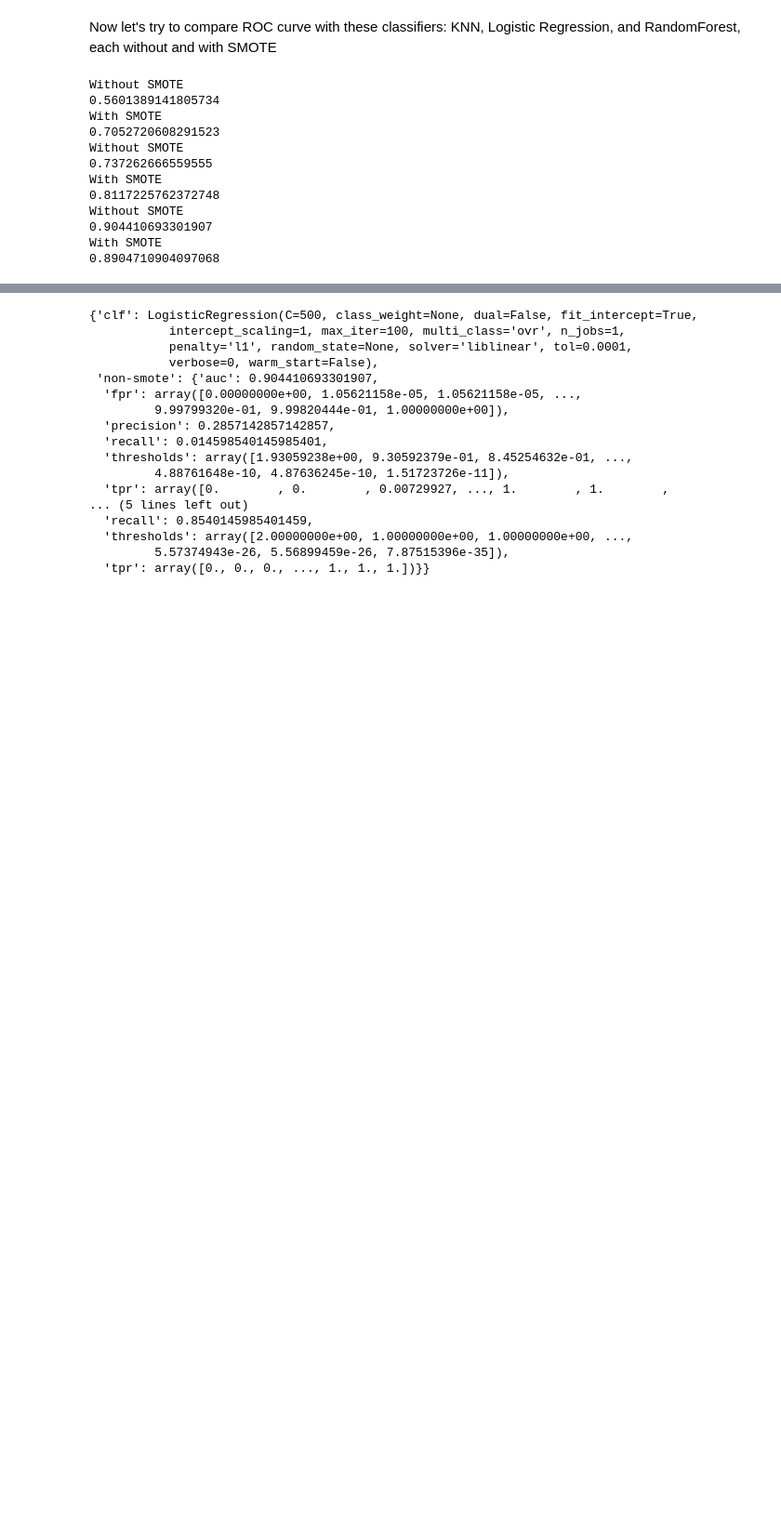
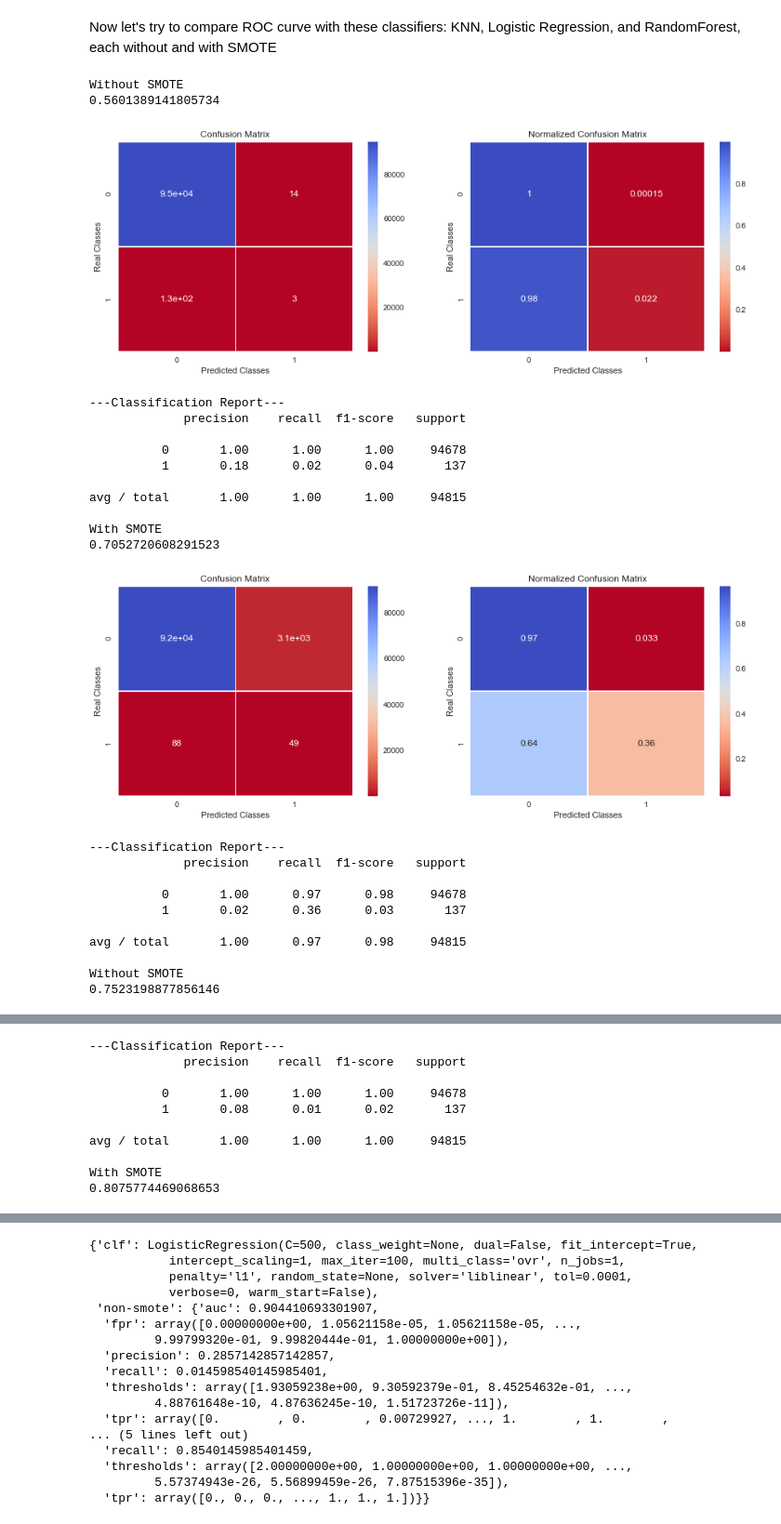
Before and after one commit to enreina/cs4035-lab, a Jupyter notebook: lab1/fraud_detection.ipynb, the cells around one changed output, grey strips where cells are left out. Shown at 93% size. Cells and saved outputs as stored; diff of their text form; code cells hidden in the pictures; blank space fills up the shorter version.

```diff
--- a/lab1/fraud_detection.ipynb
+++ b/lab1/fraud_detection.ipynb
@@ -504,7 +535,7 @@ from sklearn.neighbors import KNeighborsClassifier
 from sklearn.linear_model import LogisticRegression
 from sklearn.ensemble import RandomForestClassifier
 from sklearn.base import clone
-from sklearn.metrics import roc_curve, roc_auc_score, recall_score, precision_score
+from sklearn.metrics import roc_curve, roc_auc_score, recall_score, precision_score, auc
 
 
 # create classifiers
@@ -522,42 +553,56 @@ for k,v in clf_dict.iteritems():
     clf.fit(X_train, y_train)
     pred_proba = clf.predict_proba(X_test)[:,1]
     pred = clf.predict(X_test)
     fpr, tpr, thresholds = roc_curve(y_test, pred_proba, pos_label=1)
-    auc_score = roc_auc_score(y_test, pred_proba)
+    auc_score = auc(fpr, tpr)
     print auc_score
+    PlotConfusionMatrix(y_test,pred,y_test_legit,y_test_fraud)
     v['non-smote'] = {}
     v['non-smote']['fpr'] = fpr
     v['non-smote']['tpr'] = tpr
     v['non-smote']['thresholds'] = thresholds
     v['non-smote']['auc'] = auc_score
     v['non-smote']['recall'] = recall_score(y_test, pred)
     v['non-smote']['precision'] = precision_score(y_test, pred)
     # train using SMOTE
     print "With SMOTE"
     clf = clone(v['clf'])
     clf.fit(X_train_res, y_train_res)
     pred_proba = clf.predict_proba(X_test)[:,1]
     pred = clf.predict(X_test)
     fpr, tpr, thresholds = roc_curve(y_test, pred_proba, pos_label=1)
-    auc_score = roc_auc_score(y_test, pred_proba)
+    auc_score = auc(fpr, tpr)
     print auc_score
+    PlotConfusionMatrix(y_test,pred,y_test_legit,y_test_fraud)
     v['smote'] = {}
     v['smote']['fpr'] = fpr
     v['smote']['tpr'] = tpr
     v['smote']['thresholds'] = thresholds
     v['smote']['auc'] = auc_score
     v['smote']['recall'] = recall_score(y_test, pred)
     v['smote']['precision'] = precision_score(y_test, pred)
 # %% [output]
 Without SMOTE
 0.5601389141805734
-With SMOTE
-0.7052720608291523
-Without SMOTE
-0.737262666559555
-With SMOTE
-0.8117225762372748
-Without SMOTE
-0.904410693301907
-With SMOTE
-0.8904710904097068
+[figure, added]
+---Classification Report---
+             precision    recall  f1-score   support
+
+          0       1.00      1.00      1.00     94678
+          1       0.18      0.02      0.04       137
+
+avg / total       1.00      1.00      1.00     94815
+
+With SMOTE
+0.7052720608291523
+[figure, added]
+---Classification Report---
+             precision    recall  f1-score   support
+
+          0       1.00      0.97      0.98     94678
+          1       0.02      0.36      0.03       137
+
+avg / total       1.00      0.97      0.98     94815
+
+Without SMOTE
+0.7523198877856146
@@ -563,0 +610,10 @@ With SMOTE
+---Classification Report---
+             precision    recall  f1-score   support
+
+          0       1.00      1.00      1.00     94678
+          1       0.08      0.01      0.02       137
+
+avg / total       1.00      1.00      1.00     94815
+
+With SMOTE
+0.8075774469068653
```
Also changed, not shown: parts of 4 cells of this notebook, 1 other file.
